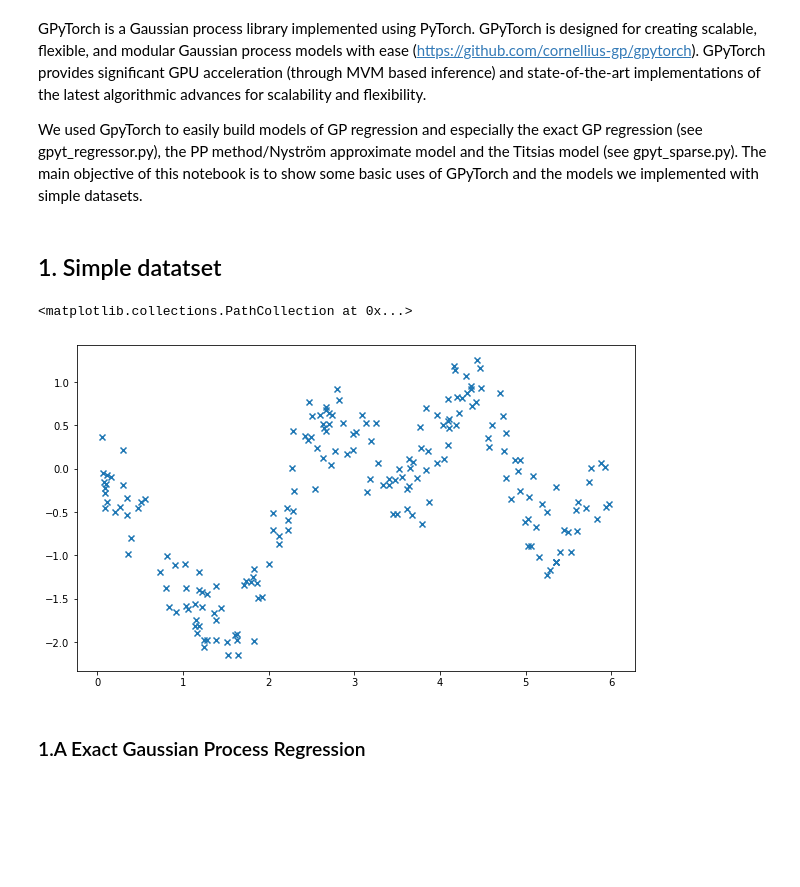
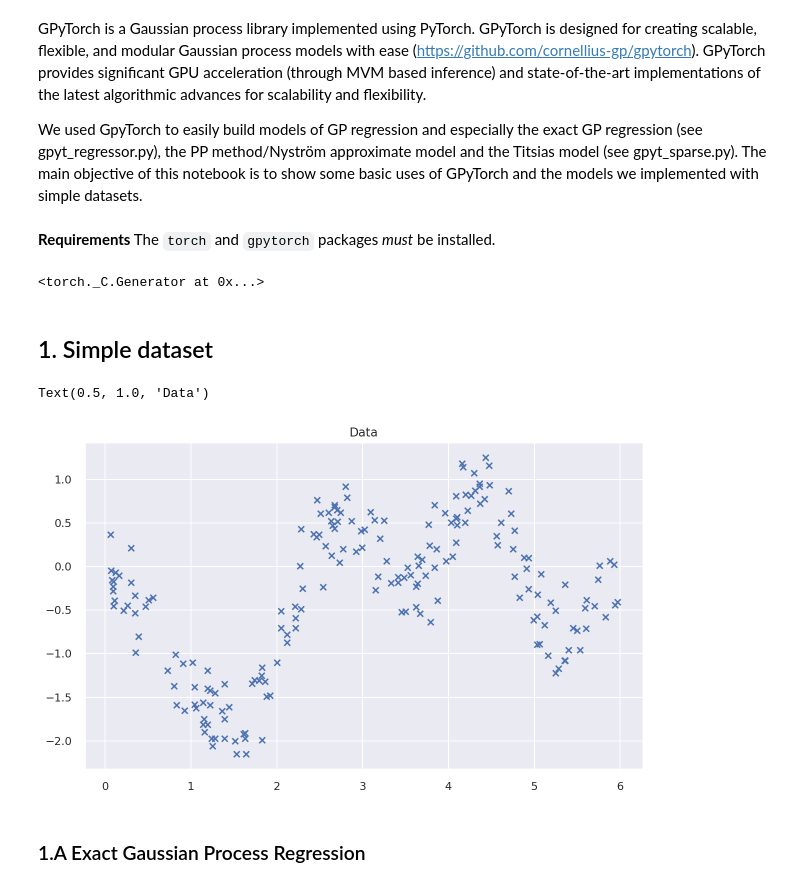
Before and after one commit to sadok95jee/MVABML, a Jupyter notebook: sparse_gp_comparison.ipynb, the cells around one changed output. Saved outputs shown, nothing was run; the diff lists cells and outputs as text; code cells hidden in the pictures; blank space fills up the shorter version.

Commit message:
Update notebook and GPyTorch code

```diff
--- a/sparse_gp_comparison.ipynb
+++ b/sparse_gp_comparison.ipynb
@@ -10,17 +7,30 @@ We used GpyTorch to easily build models of GP regression and especially the exac
+# %% [markdown]
+**Requirements** The `torch` and `gpytorch` packages *must* be installed.
 # %%
+%load_ext autoreload
+%autoreload 2
+
 import numpy as np
 import matplotlib.pyplot as plt
 import pandas as pd
 import tqdm
 import copy
-
+import torch
 from gpytorch import priors ,likelihoods, mlls
 from models.gpyt_sparse import TitsiasSparseGP, NystromSparseGP
 from models.gpyt_regressor import MyGPModel
 
 import matplotlib.pyplot as plt
+import seaborn as sns
 plt.style.use("seaborn")
+sns.set()
+# %%
+SEED = 0
+np.random.rand(SEED)
+torch.manual_seed(SEED)
+# %% [output]
+<torch._C.Generator at 0x...>
 # %% [markdown]
-## 1. Simple datatset
+## 1. Simple dataset
 # %%
 df_train = pd.read_csv("simple_example/Simple_train.csv")
@@ -33,9 +41,10 @@ X_test , y_test = torch.from_numpy(df_test['X'].values).float()  ,df_test['X'].v
 # %%
 plt.figure(figsize=(10 , 6))
 plt.scatter(df_train['X'] , df_train['Y'] , marker = 'x')
+plt.title("Data")
 # %% [output]
-<matplotlib.collections.PathCollection at 0x...>
+Text(0.5, 1.0, 'Data')
-[figure, old version]
+[figure, new version]
 # %% [markdown]
 ### 1.A Exact Gaussian Process Regression
 # %%
```
Also changed, not shown: parts of 30 cells of this notebook, 5 other files.
